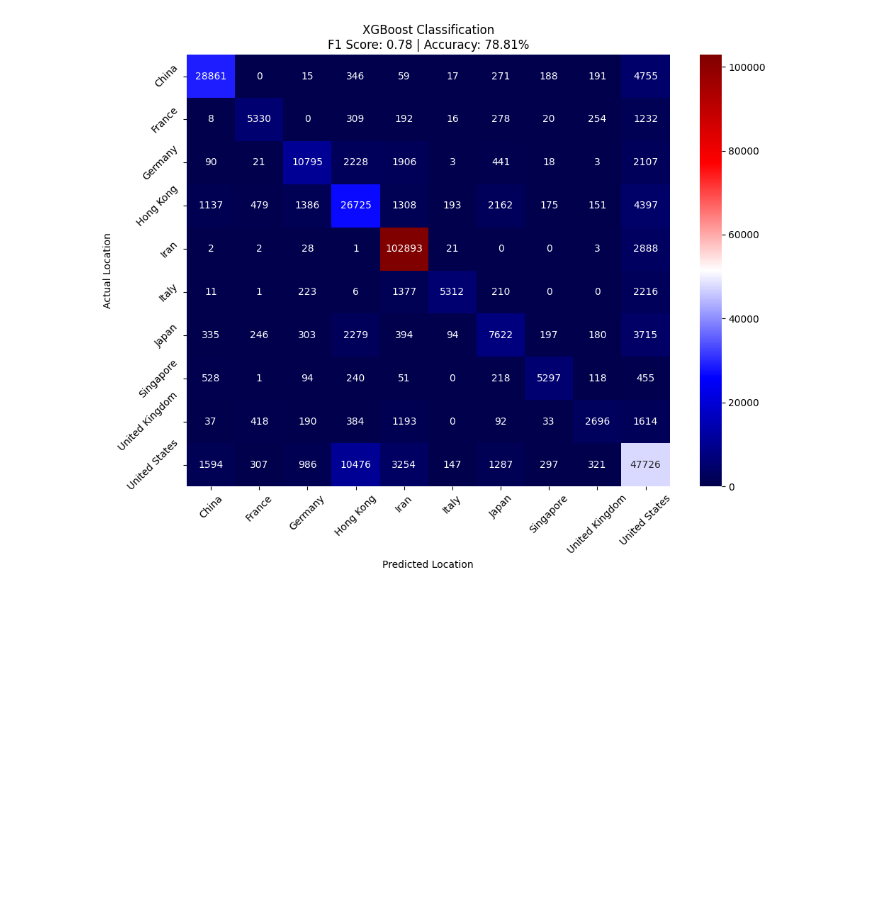
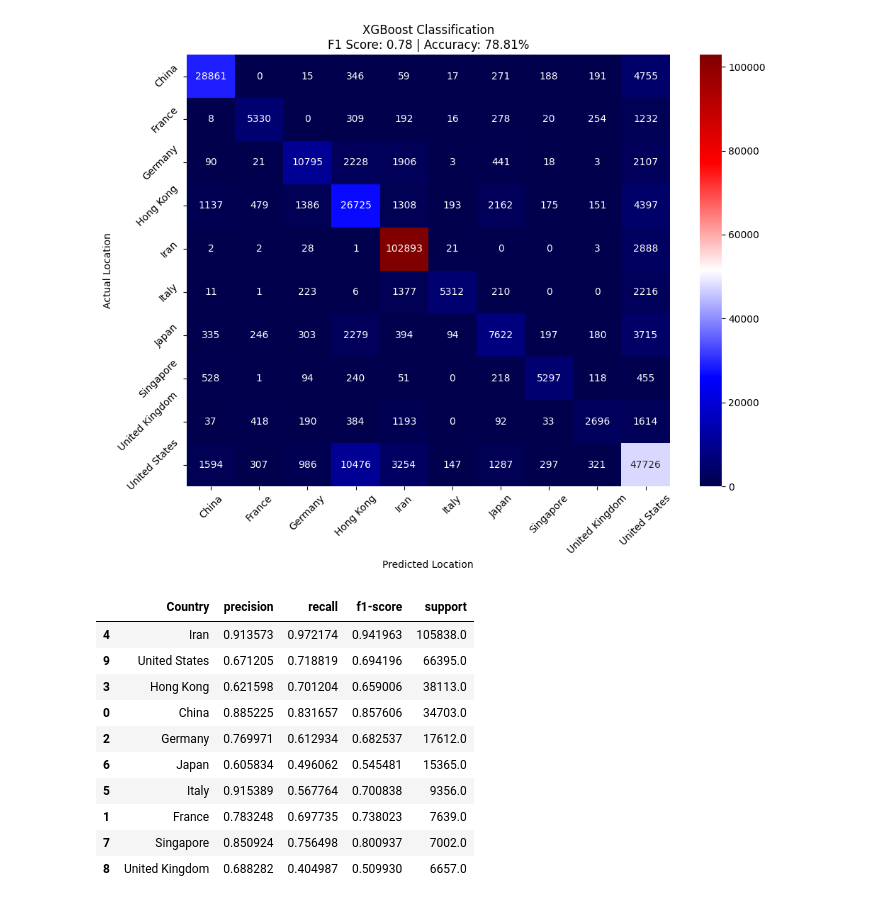
Before and after one commit to Totally-Kyle/The-CyberChase, a Jupyter notebook: CyberCrimePredicitionModel/MODEL.ipynb, the cells around one changed output. Drawn from its saved outputs; the diff is of its cells as text; code cells hidden in the pictures; blank space fills up the shorter version.

```diff
--- a/CyberCrimePredicitionModel/MODEL.ipynb
+++ b/CyberCrimePredicitionModel/MODEL.ipynb
@@ -329,3 +329,34 @@ plt.tight_layout()
 plt.show()
 # %% [output]
 [figure]
+# %%
+from sklearn.metrics import classification_report
+import matplotlib.pyplot as plt
+import seaborn as sns
+import pandas as pd
+
+# Get classification report as dict
+report_dict = classification_report(y_test, y_pred, output_dict=True)
+
+# Convert to DataFrame and remove unwanted rows
+report_df = pd.DataFrame(report_dict).T.drop(['accuracy', 'macro avg', 'weighted avg'])
+
+# Reset index so 'country' becomes a column
+report_df.reset_index(inplace=True)
+report_df.rename(columns={'index': 'Country'}, inplace=True)
+
+report_df_sorted = report_df.sort_values(by='support', ascending=False)
+
+report_df_sorted
+# %% [output]
+|  | Country | precision | recall | f1-score | support |
+| 4 | Iran | 0.913573 | 0.972174 | 0.941963 | 105838.0 |
+| 9 | United States | 0.671205 | 0.718819 | 0.694196 | 66395.0 |
+| 3 | Hong Kong | 0.621598 | 0.701204 | 0.659006 | 38113.0 |
+| 0 | China | 0.885225 | 0.831657 | 0.857606 | 34703.0 |
+| 2 | Germany | 0.769971 | 0.612934 | 0.682537 | 17612.0 |
+| 6 | Japan | 0.605834 | 0.496062 | 0.545481 | 15365.0 |
+| 5 | Italy | 0.915389 | 0.567764 | 0.700838 | 9356.0 |
+| 1 | France | 0.783248 | 0.697735 | 0.738023 | 7639.0 |
+| 7 | Singapore | 0.850924 | 0.756498 | 0.800937 | 7002.0 |
+| 8 | United Kingdom | 0.688282 | 0.404987 | 0.509930 | 6657.0 |
```
Also changed, not shown: parts of 1 cell of this notebook, 1 other file.
